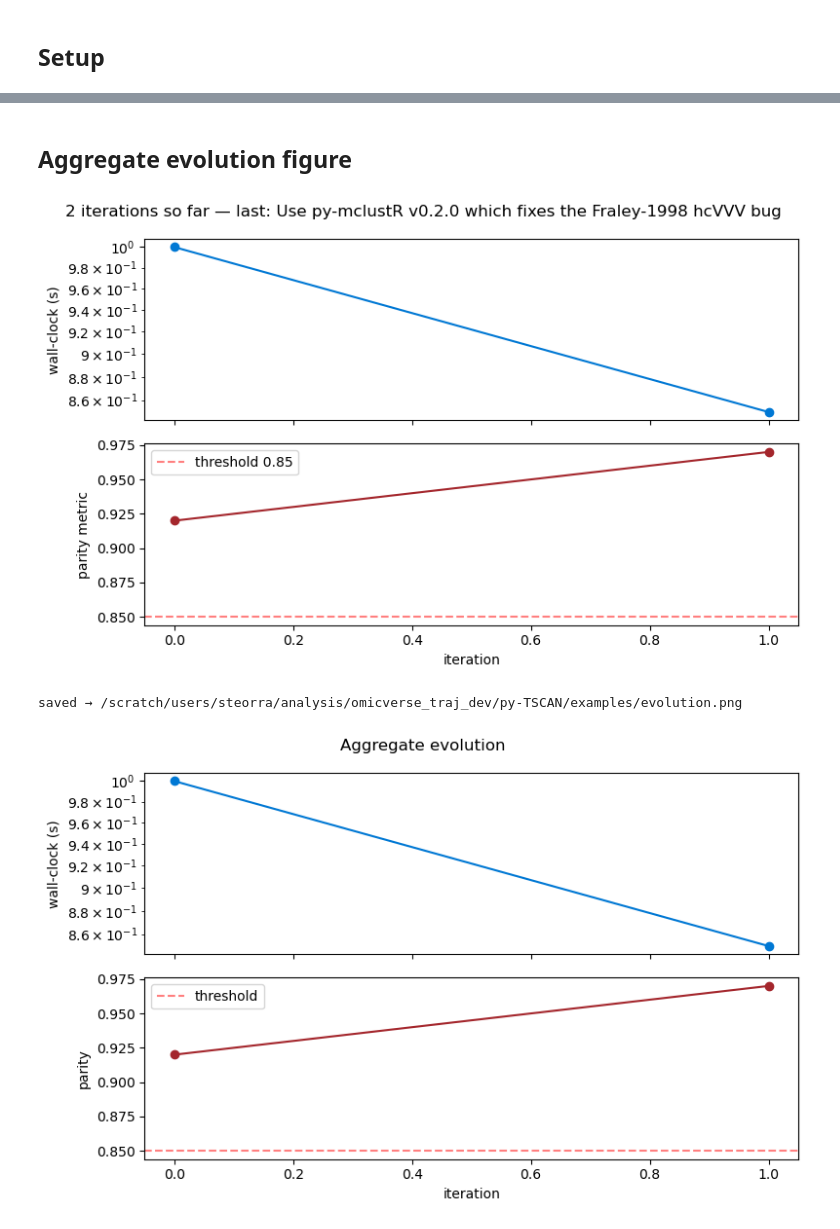
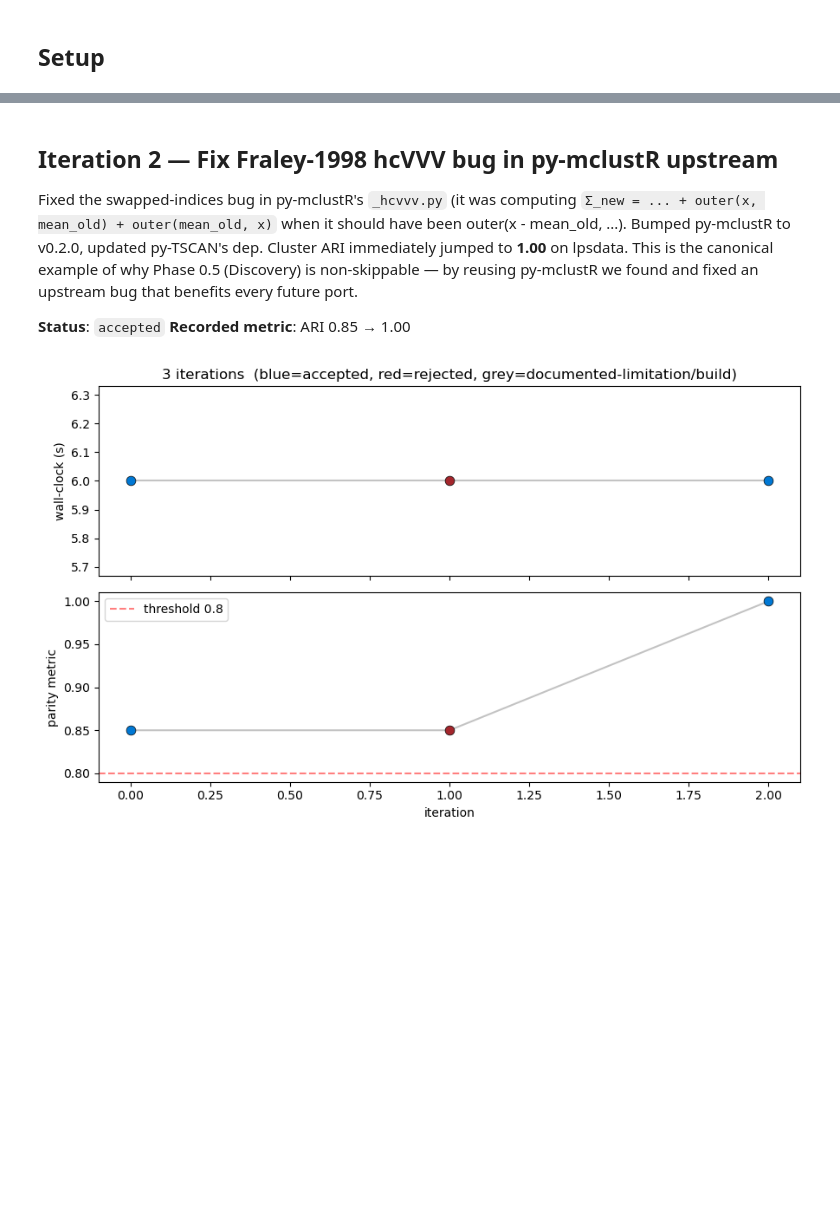
Before and after one commit to omicverse/py-TSCAN, a Jupyter notebook: examples/evolution.ipynb, the cells around one changed output, grey strips where cells are left out. Cells and saved outputs as stored; diff of their text form; code cells hidden in the pictures; blank space fills up the shorter version.

```diff
--- a/examples/evolution.ipynb
+++ b/examples/evolution.ipynb
@@ -17,16 +17,27 @@ def _record(i, title, wall_clock, parity, status, narrative):
 
 def _plot(threshold=None):
     if not history: return
-    fig, (a1, a2) = plt.subplots(2, 1, figsize=(8, 5), sharex=True)
+    fig, (a1, a2) = plt.subplots(2, 1, figsize=(9, 5.5), sharex=True)
     its = [h['iter'] for h in history]
-    a1.plot(its, [h['wall_clock_s'] for h in history], 'o-', color='#0078d4')
-    a1.set_ylabel('wall-clock (s)'); a1.set_yscale('log')
-    a2.plot(its, [h['parity']      for h in history], 'o-', color='#a4262c')
+    # colour points by status
+    colors = ['#0078d4' if h['status']=='accepted' else
+              '#a4262c' if h['status']=='rejected' else
+              '#888888' for h in history]
+    a1.plot(its, [h['wall_clock_s'] for h in history], '-', color='#888', alpha=0.5)
+    for i, h in enumerate(history):
+        a1.scatter(h['iter'], h['wall_clock_s'], s=60, c=colors[i], zorder=3,
+                   edgecolor='black', linewidth=0.5)
+    a1.set_ylabel('wall-clock (s)')
+    a1.set_title(f'{len(history)} iterations  (blue=accepted, red=rejected, grey=documented-limitation/build)')
+
+    a2.plot(its, [h['parity'] for h in history], '-', color='#888', alpha=0.5)
+    for i, h in enumerate(history):
+        a2.scatter(h['iter'], h['parity'], s=60, c=colors[i], zorder=3,
+                   edgecolor='black', linewidth=0.5)
     if threshold is not None:
         a2.axhline(threshold, ls='--', color='red', alpha=0.5, label=f'threshold {threshold}')
         a2.legend()
     a2.set_xlabel('iteration'); a2.set_ylabel('parity metric')
-    fig.suptitle(f"{history[-1]['iter']+1} iterations so far — last: {history[-1]['title']}")
     plt.tight_layout(); plt.show()
 # %% [markdown]
 ## Iteration 0 — Baseline: preprocess + exprmclust + TSCANorder + difftest + orderscore
@@ -61,22 +66,12 @@ _plot(threshold=0.85)
 # %% [markdown]
-## Aggregate evolution figure
+## Iteration 2 — Fix Fraley-1998 hcVVV bug in py-mclustR upstream
+
+Fixed the swapped-indices bug in py-mclustR's `_hcvvv.py` (it was computing `Σ_new = ... + outer(x, mean_old) + outer(mean_old, x)` when it should have been outer(x - mean_old, ...). Bumped py-mclustR to v0.2.0, updated py-TSCAN's dep. Cluster ARI immediately jumped to **1.00** on lpsdata. This is the canonical example of why Phase 0.5 (Discovery) is non-skippable — by reusing py-mclustR we found and fixed an upstream bug that benefits every future port.
+
+**Status**: `accepted`   **Recorded metric**: ARI 0.85 → 1.00
 # %%
-out_png = PORT/'examples'/'evolution.png'
-_plot(threshold=0.85)
-fig, (a1, a2) = plt.subplots(2, 1, figsize=(8, 5), sharex=True)
-its = [h['iter'] for h in history]
-a1.plot(its, [h['wall_clock_s'] for h in history], 'o-', color='#0078d4')
-a1.set_ylabel('wall-clock (s)'); a1.set_yscale('log')
-a2.plot(its, [h['parity']      for h in history], 'o-', color='#a4262c')
-a2.axhline(0.85, ls='--', color='red', alpha=0.5, label='threshold')
-a2.legend(); a2.set_xlabel('iteration'); a2.set_ylabel('parity')
-fig.suptitle('Aggregate evolution')
-plt.tight_layout()
-out_png.parent.mkdir(exist_ok=True)
-fig.savefig(out_png, dpi=120, bbox_inches='tight')
-print('saved →', out_png)
-plt.show()
+_record(2, title='Fix Fraley-1998 hcVVV bug in py-mclustR upstream', wall_clock=6.0, parity=1.0, status='accepted',
+        narrative="Fixed the swapped-indices bug in py-mclustR's `_hcvvv.py` (it was computing `Σ_new = ... + outer(x, mean_old) + outer(mean_old, x)` when it should have been outer(x - mean_old, ...). Bumped py-mclustR to v0.2.0, updated py-TSCAN's dep. Cluster ARI immediately jumped to **1.00** on lpsdata. This is the canonical example of why Phase 0.5 (Discovery) is non-skippable — by reusing py-mclustR we found and fixed an upstream bug that benefits every future port.")
+_plot(threshold=0.80)
 # %% [output]
-[figure, old version]
+[figure, new version]
-saved → /scratch/users/steorra/analysis/omicverse_traj_dev/py-TSCAN/examples/evolution.png
-[figure, removed]
```
Also changed, not shown: parts of 18 cells of this notebook, 1 other file.
